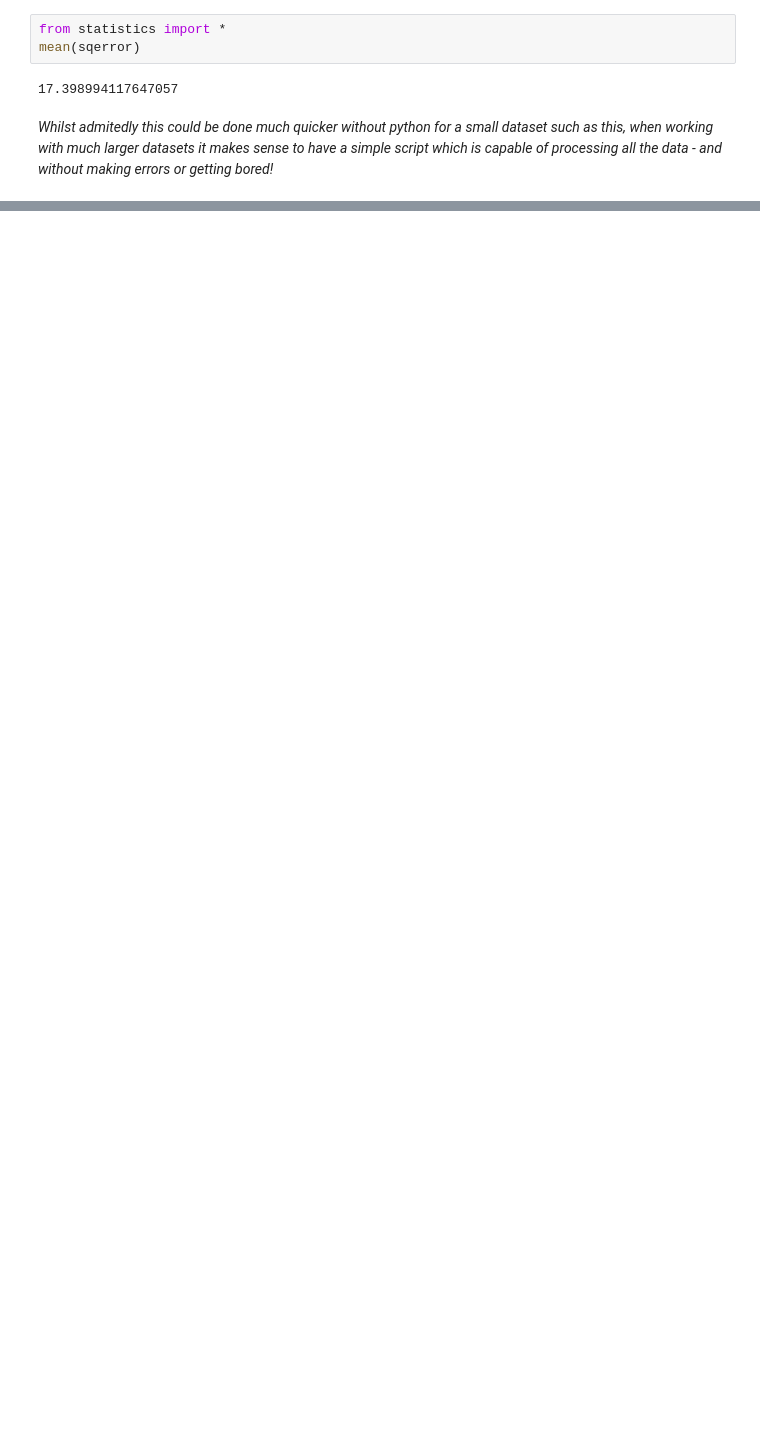
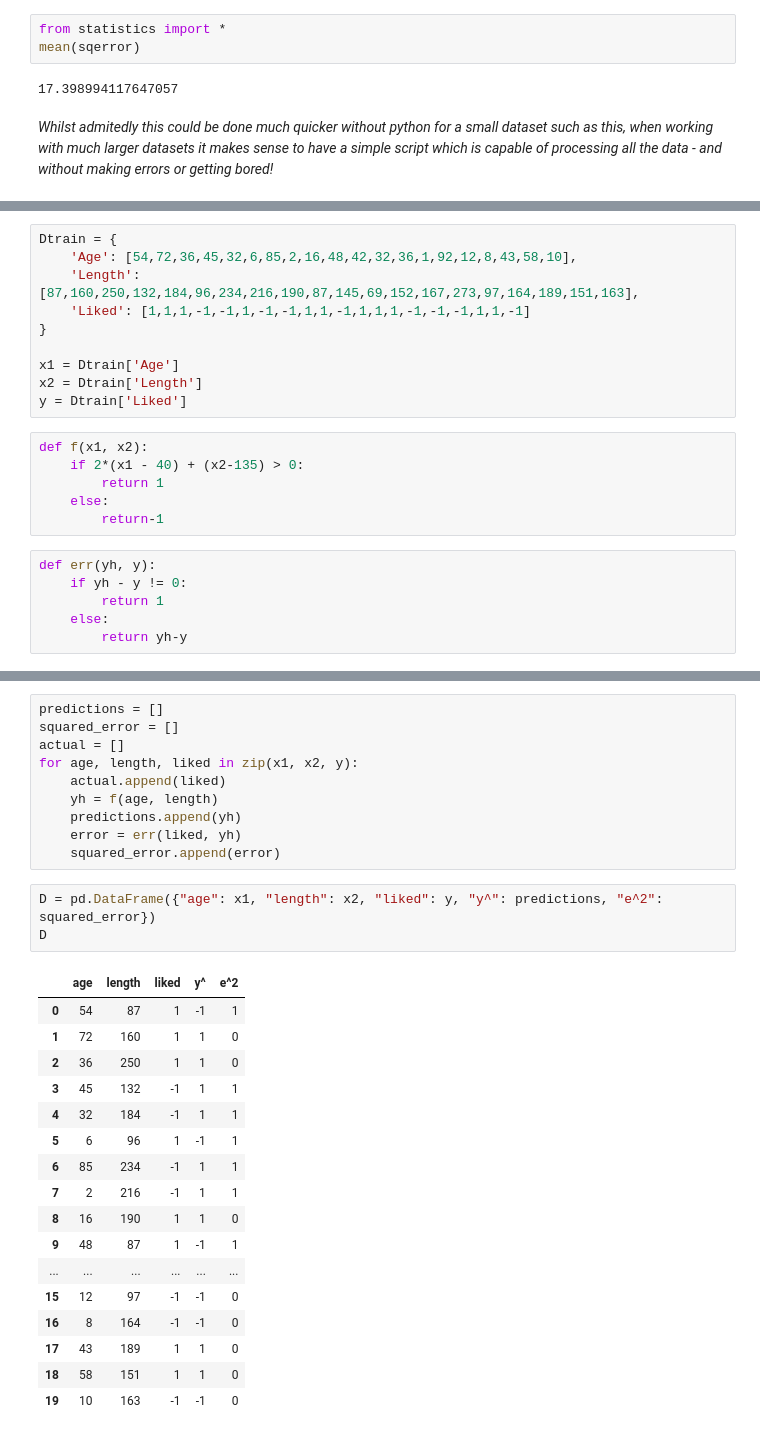
Before and after one commit to emmy-bradfield/TrainingRepo, a Jupyter notebook: MachineLearning/1-Starter/1-python.ipynb, the cells around one changed output, grey strips where cells are left out. Cells and saved outputs as stored; diff of their text form; blank space fills up the shorter version.

```diff
--- a/MachineLearning/1-Starter/1-python.ipynb
+++ b/MachineLearning/1-Starter/1-python.ipynb
@@ -176,0 +355,22 @@ mean(sqerror)
+# %%
+Dtrain = {
+    'Age': [54,72,36,45,32,6,85,2,16,48,42,32,36,1,92,12,8,43,58,10],
+    'Length': [87,160,250,132,184,96,234,216,190,87,145,69,152,167,273,97,164,189,151,163],
+    'Liked': [1,1,1,-1,-1,1,-1,-1,1,1,-1,1,1,1,-1,-1,-1,1,1,-1]
+}
+
+x1 = Dtrain['Age']
+x2 = Dtrain['Length']
+y = Dtrain['Liked']
+# %%
+def f(x1, x2):
+    if 2*(x1 - 40) + (x2-135) > 0:
+        return 1
+    else:
+        return-1
+# %%
+def err(yh, y):
+    if yh - y != 0:
+        return 1
+    else:
+        return yh-y
@@ -176,0 +379,31 @@ mean(sqerror)
+# %%
+predictions = []
+squared_error = []
+actual = []
+for age, length, liked in zip(x1, x2, y):
+    actual.append(liked)
+    yh = f(age, length)
+    predictions.append(yh)
+    error = err(liked, yh)
+    squared_error.append(error)
+# %%
+D = pd.DataFrame({"age": x1, "length": x2, "liked": y, "y^": predictions, "e^2": squared_error})
+D
+# %% [output]
+|  | age | length | liked | y^ | e^2 |
+| 0 | 54 | 87 | 1 | -1 | 1 |
+| 1 | 72 | 160 | 1 | 1 | 0 |
+| 2 | 36 | 250 | 1 | 1 | 0 |
+| 3 | 45 | 132 | -1 | 1 | 1 |
+| 4 | 32 | 184 | -1 | 1 | 1 |
+| 5 | 6 | 96 | 1 | -1 | 1 |
+| 6 | 85 | 234 | -1 | 1 | 1 |
+| 7 | 2 | 216 | -1 | 1 | 1 |
+| 8 | 16 | 190 | 1 | 1 | 0 |
+| 9 | 48 | 87 | 1 | -1 | 1 |
+| ... | ... | ... | ... | ... | ... |
+| 15 | 12 | 97 | -1 | -1 | 0 |
+| 16 | 8 | 164 | -1 | -1 | 0 |
+| 17 | 43 | 189 | 1 | 1 | 0 |
+| 18 | 58 | 151 | 1 | 1 | 0 |
+| 19 | 10 | 163 | -1 | -1 | 0 |
```
Also changed, not shown: parts of 49 cells of this notebook.
